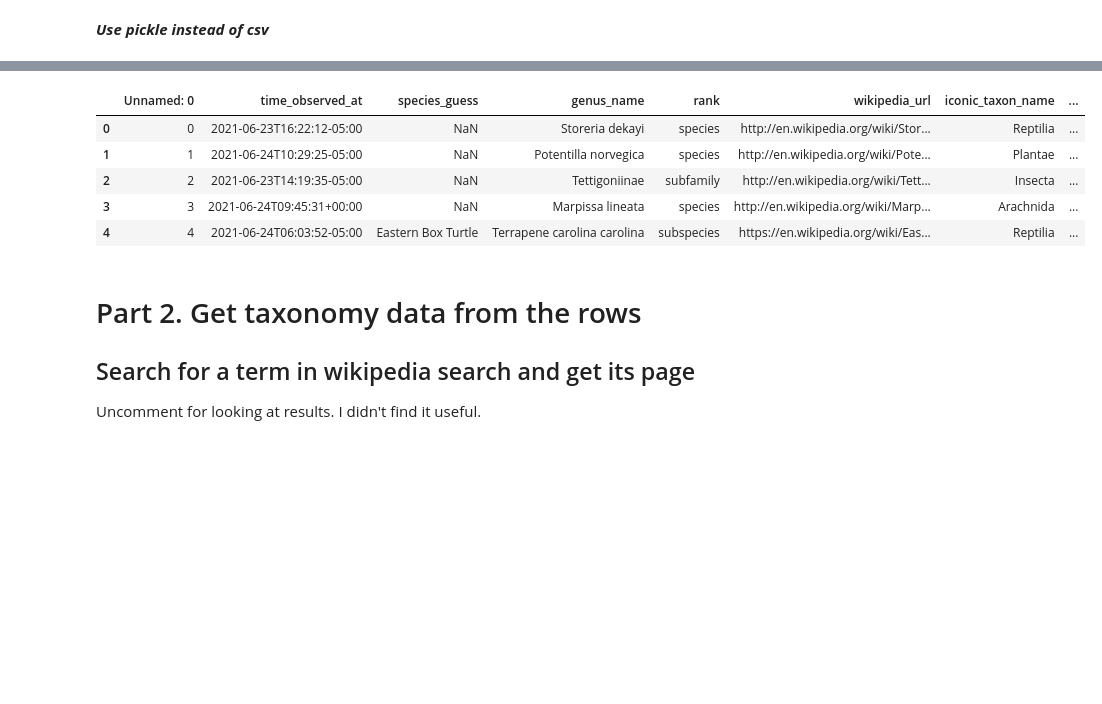
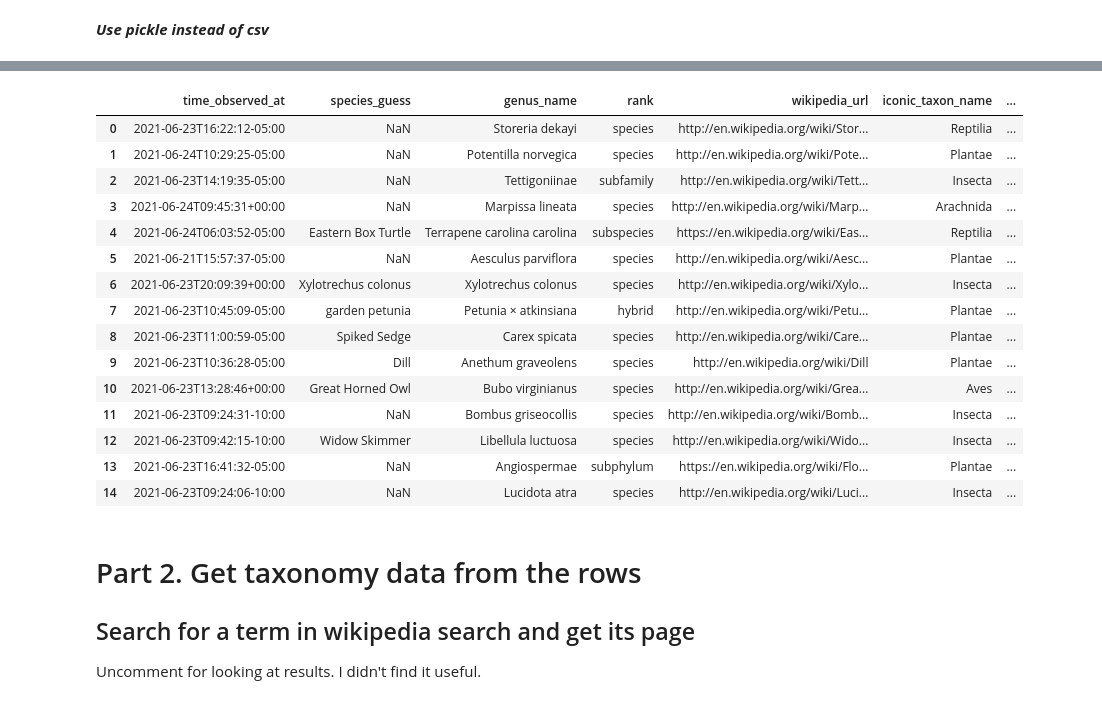
Before and after one commit to OmkarMehta/entropy-and-persistent-homology, a Jupyter notebook: project-rough.ipynb, the cells around one changed output, grey strips where cells are left out. Saved outputs shown, nothing was run; the diff lists cells and outputs as text; code cells hidden in the pictures; blank space fills up the shorter version.

```diff
--- a/project-rough.ipynb
+++ b/project-rough.ipynb
@@ -222,7 +222,7 @@ def download_csv_data(data, place_id, ):
 # %% [markdown]
 ***Use pickle instead of csv***
 # %%
-data_df = pd.read_csv('data_1563_2021_06_24_12_57_28.csv')
+data_df = pd.read_csv('data_1563_2021_06_24_12_57_28.csv', index_col= 0)
 # data_df.to_pickle('data_1563_2021_06_06_20_47_20.pickle')
 # data_df = pd.read_pickle('data_1563_2021_06_06_20_47_20.pickle')
 data_df.info()
@@ -248 +247,4 @@ dtypes: float64(2), int64(1), object(9)
 memory usage: 4.2+ MB
+# %%
+data_df.dropna(subset = ['wikipedia_url'], inplace = True)
+data_df.info()
@@ -249,12 +270,24 @@ memory usage: 4.2+ MB
+# %%
+data_df.reset_index(inplace=True, drop = True)
 # %%
-data_df.head()
+data_df.head(15)
 # %% [output]
-|  | Unnamed: 0 | time_observed_at | species_guess | genus_name | rank | wikipedia_url | iconic_taxon_name | ... |
-| 0 | 0 | 2021-06-23T16:22:12-05:00 | NaN | Storeria dekayi | species | http://en.wikipedia.org/wiki/Stor... | Reptilia | ... |
-| 1 | 1 | 2021-06-24T10:29:25-05:00 | NaN | Potentilla norvegica | species | http://en.wikipedia.org/wiki/Pote... | Plantae | ... |
-| 2 | 2 | 2021-06-23T14:19:35-05:00 | NaN | Tettigoniinae | subfamily | http://en.wikipedia.org/wiki/Tett... | Insecta | ... |
-| 3 | 3 | 2021-06-24T09:45:31+00:00 | NaN | Marpissa lineata | species | http://en.wikipedia.org/wiki/Marp... | Arachnida | ... |
-| 4 | 4 | 2021-06-24T06:03:52-05:00 | Eastern Box Turtle | Terrapene carolina carolina | subspecies | https://en.wikipedia.org/wiki/Eas... | Reptilia | ... |
+|  | time_observed_at | species_guess | genus_name | rank | wikipedia_url | iconic_taxon_name | ... |
+| 0 | 2021-06-23T16:22:12-05:00 | NaN | Storeria dekayi | species | http://en.wikipedia.org/wiki/Stor... | Reptilia | ... |
+| 1 | 2021-06-24T10:29:25-05:00 | NaN | Potentilla norvegica | species | http://en.wikipedia.org/wiki/Pote... | Plantae | ... |
+| 2 | 2021-06-23T14:19:35-05:00 | NaN | Tettigoniinae | subfamily | http://en.wikipedia.org/wiki/Tett... | Insecta | ... |
+| 3 | 2021-06-24T09:45:31+00:00 | NaN | Marpissa lineata | species | http://en.wikipedia.org/wiki/Marp... | Arachnida | ... |
+| 4 | 2021-06-24T06:03:52-05:00 | Eastern Box Turtle | Terrapene carolina carolina | subspecies | https://en.wikipedia.org/wiki/Eas... | Reptilia | ... |
+| 5 | 2021-06-21T15:57:37-05:00 | NaN | Aesculus parviflora | species | http://en.wikipedia.org/wiki/Aesc... | Plantae | ... |
+| 6 | 2021-06-23T20:09:39+00:00 | Xylotrechus colonus | Xylotrechus colonus | species | http://en.wikipedia.org/wiki/Xylo... | Insecta | ... |
+| 7 | 2021-06-23T10:45:09-05:00 | garden petunia | Petunia × atkinsiana | hybrid | http://en.wikipedia.org/wiki/Petu... | Plantae | ... |
+| 8 | 2021-06-23T11:00:59-05:00 | Spiked Sedge | Carex spicata | species | http://en.wikipedia.org/wiki/Care... | Plantae | ... |
+| 9 | 2021-06-23T10:36:28-05:00 | Dill | Anethum graveolens | species | http://en.wikipedia.org/wiki/Dill | Plantae | ... |
+| 10 | 2021-06-23T13:28:46+00:00 | Great Horned Owl | Bubo virginianus | species | http://en.wikipedia.org/wiki/Grea... | Aves | ... |
+| 11 | 2021-06-23T09:24:31-10:00 | NaN | Bombus griseocollis | species | http://en.wikipedia.org/wiki/Bomb... | Insecta | ... |
+| 12 | 2021-06-23T09:42:15-10:00 | Widow Skimmer | Libellula luctuosa | species | http://en.wikipedia.org/wiki/Wido... | Insecta | ... |
+| 13 | 2021-06-23T16:41:32-05:00 | NaN | Angiospermae | subphylum | https://en.wikipedia.org/wiki/Flo... | Plantae | ... |
+| 14 | 2021-06-23T09:24:06-10:00 | NaN | Lucidota atra | species | http://en.wikipedia.org/wiki/Luci... | Insecta | ... |
 # %% [markdown]
 # Part 2. Get taxonomy data from the rows
 
```
Also changed, not shown: parts of 12 cells of this notebook.
